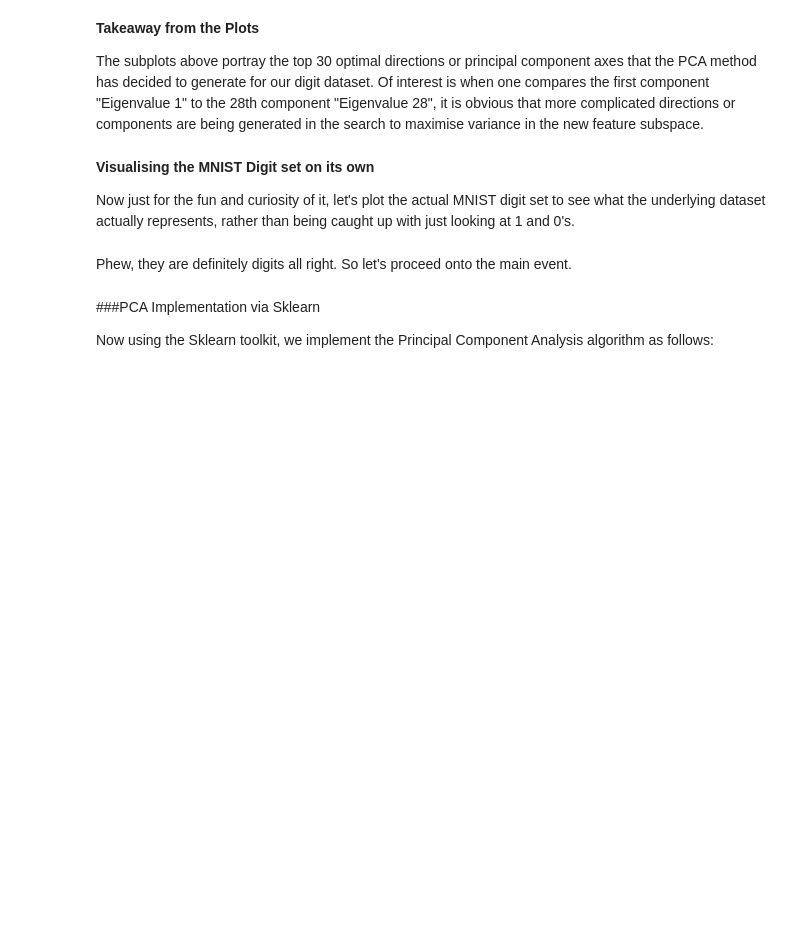
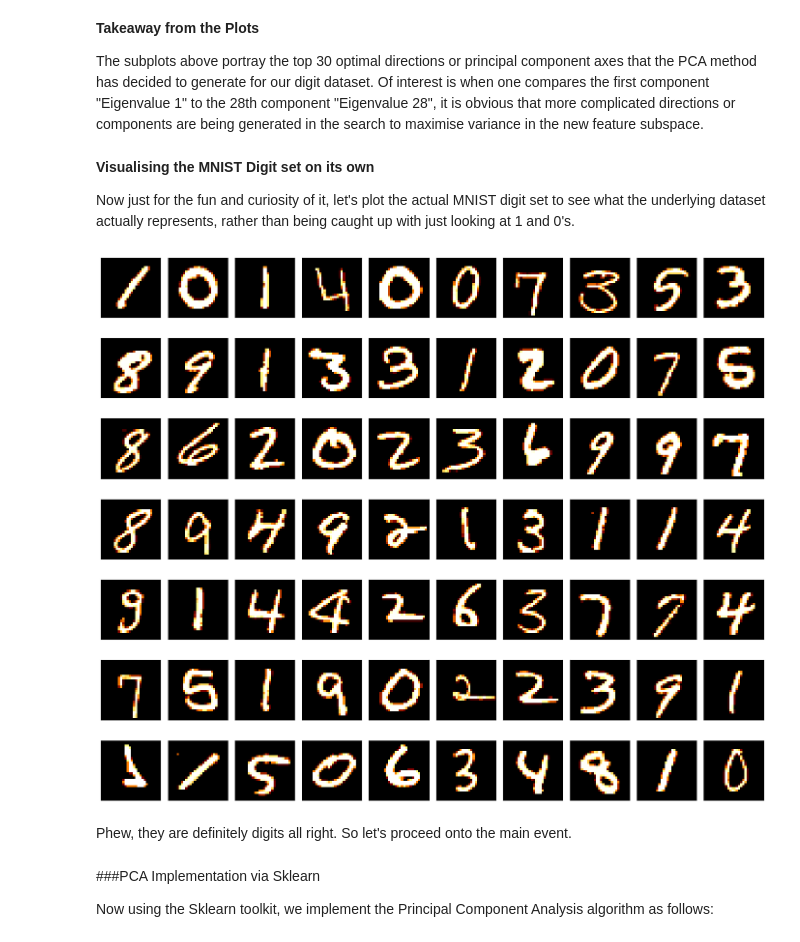
Before and after one commit to vanshaj248/DataScience-and-AI-ML, a Jupyter notebook: CourseWork/2.Data Preprocessing and Wrangling/3.DimensionalityReduction/Dimensionality-reduction.ipynb, the cells around one changed output. Cells and saved outputs as stored; diff of their text form; code cells hidden in the pictures; blank space fills up the shorter version.

```diff
--- a/CourseWork/2.Data Preprocessing and Wrangling/3.DimensionalityReduction/Dimensionality-reduction.ipynb
+++ b/CourseWork/2.Data Preprocessing and Wrangling/3.DimensionalityReduction/Dimensionality-reduction.ipynb
@@ -198,13 +196,15 @@ Now just for the fun and curiosity of it, let's plot the actual MNIST digit set
 # %%
 # plot some of the numbers
 plt.figure(figsize=(14,12))
 for digit_num in range(0,70):
     plt.subplot(7,10,digit_num+1)
-    grid_data = train.iloc[digit_num].as_matrix().reshape(28,28)  # reshape from 1d to 2d pixel array
+    grid_data = train.iloc[digit_num].values.reshape(28,28)  # reshape from 1d to 2d pixel array
     plt.imshow(grid_data, interpolation = "none", cmap = "afmhot")
     plt.xticks([])
     plt.yticks([])
 plt.tight_layout()
+# %% [output]
+[figure, added]
 # %% [markdown]
 Phew, they are definitely digits all right. So let's proceed onto the main event.
 # %% [markdown]
```
Also changed, not shown: parts of 3 cells of this notebook, 2 other files.
